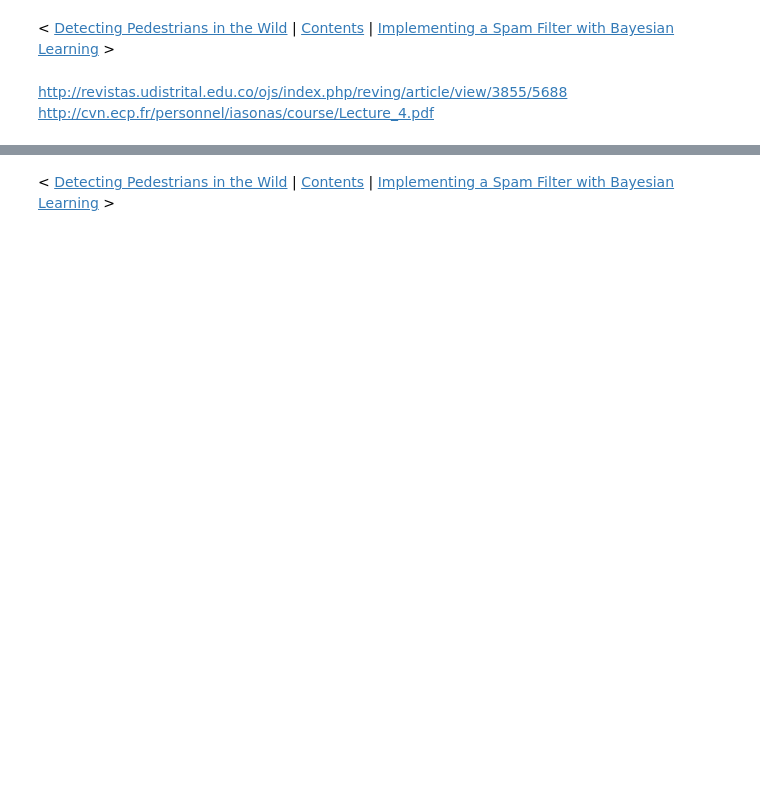
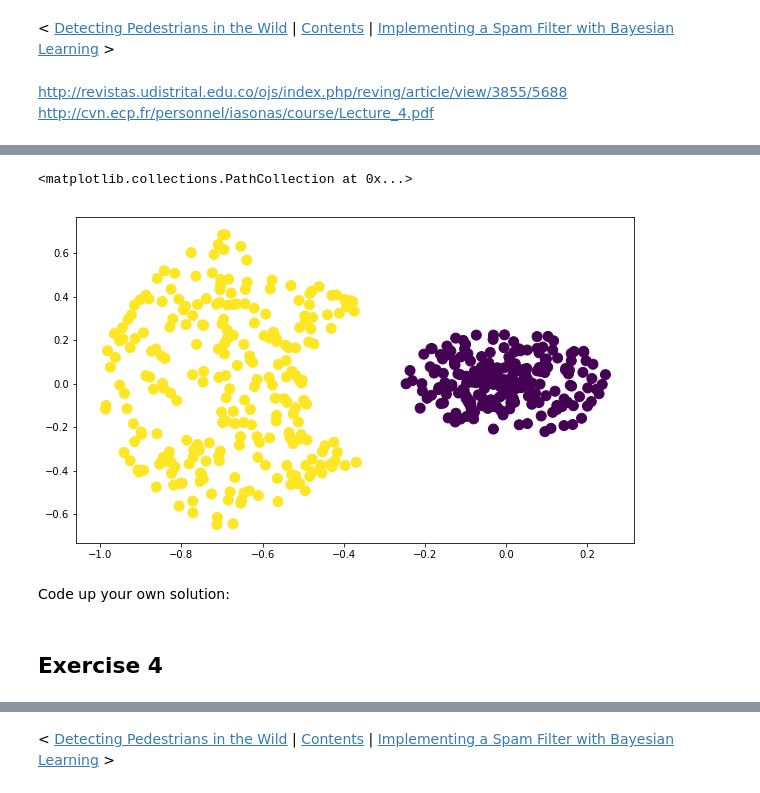
Before and after one commit to mbeyeler/opencv-machine-learning, a Jupyter notebook: notebooks/06.03-Additional-SVM-Exercises.ipynb, the cells around one changed output, grey strips where cells are left out. Drawn from its saved outputs; the diff is of its cells as text; code cells hidden in the pictures; blank space fills up the shorter version.

```diff
--- a/notebooks/06.03-Additional-SVM-Exercises.ipynb
+++ b/notebooks/06.03-Additional-SVM-Exercises.ipynb
@@ -18,0 +66,20 @@ http://cvn.ecp.fr/personnel/iasonas/course/Lecture_4.pdf
+# %%
+rho_pos = np.random.rand(n_samples // 2, 1) / 2.0 + 0.5
+rho_neg = np.random.rand(n_samples // 2, 1) / 4.0
+rho = np.vstack((rho_pos, rho_neg))
+phi_pos = np.pi * 0.75 + np.random.rand(n_samples // 2, 1) * np.pi * 0.5
+phi_neg = np.random.rand(n_samples // 2, 1) * 2 * np.pi
+phi = np.vstack((phi_pos, phi_neg))
+# %%
+X3 = np.array([[r * np.cos(p), r * np.sin(p)] for r, p in zip(rho, phi)])
+y3 = np.vstack((np.ones((n_samples // 2, 1)), np.zeros((n_samples // 2, 1))))
+# %%
+plt.figure(figsize=(10, 6))
+plt.scatter(X3[:, 0], X3[:, 1], c=y3, s=100)
+# %% [output]
+<matplotlib.collections.PathCollection at 0x...>
+[figure, added]
+# %% [markdown]
+Code up your own solution:
+# %% [markdown]
+## Exercise 4
```
Also changed, not shown: parts of 18 cells of this notebook, 8 other files.
